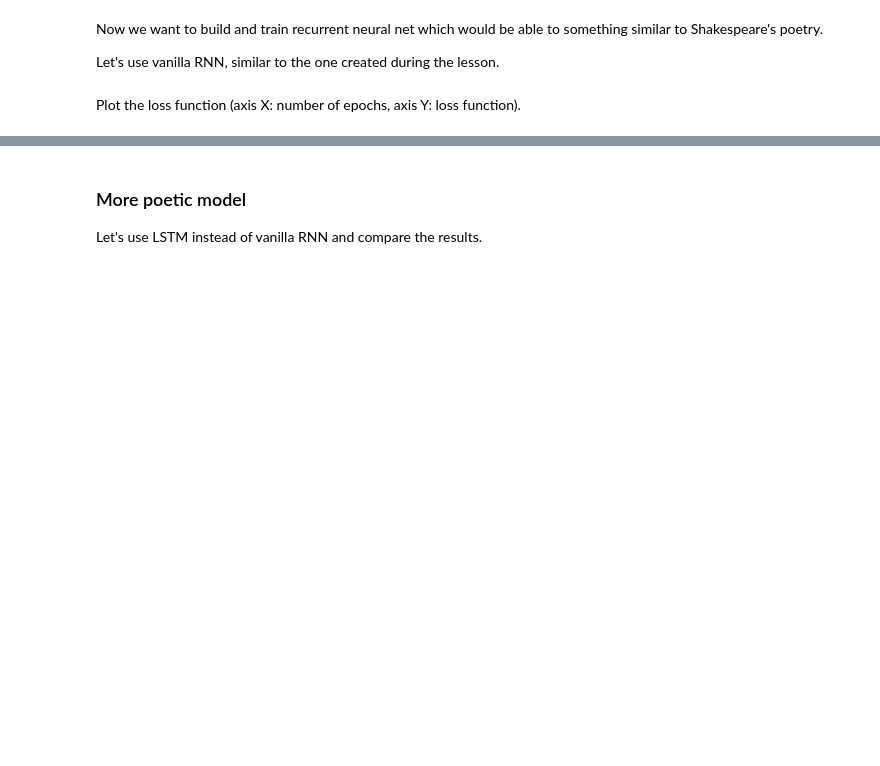
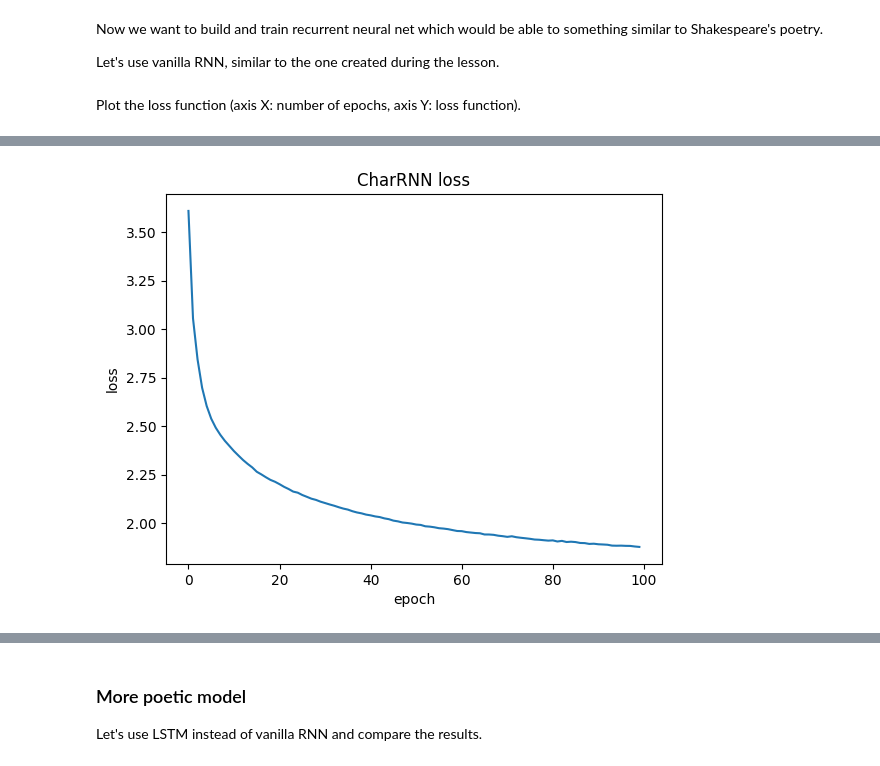
Before and after one commit to EgorOvechkin/lab2, a Jupyter notebook: lab02_part3_poetry.ipynb, the cells around one changed output, grey strips where cells are left out. Drawn from its saved outputs; the diff is of its cells as text; code cells hidden in the pictures; blank space fills up the shorter version.

```diff
--- a/lab02_part3_poetry.ipynb
+++ b/lab02_part3_poetry.ipynb
@@ -135,0 +142,27 @@ Plot the loss function (axis X: number of epochs, axis Y: loss function).
+# %%
+from torch.utils.data import Dataset, DataLoader
+
+class CharDataset(Dataset):
+    def __init__(self, encoded_text: torch.Tensor, seq_len=128, stride=128):
+        self.data = encoded_text
+        self.seq_len = seq_len
+        self.stride = stride
+        self.max_start = len(encoded_text) - (seq_len + 1)
+
+    def __len__(self):
+        return (self.max_start // self.stride) + 1
+
+    def __getitem__(self, idx):
+        start = idx * self.stride
+        chunk = self.data[start : start + self.seq_len + 1]
+        x = chunk[:-1]
+        y = chunk[1:]
+        return x, y
+
+seq_len = 128
+encoded = torch.tensor([token_to_idx[ch] for ch in text], dtype=torch.long)
+ds = CharDataset(encoded, seq_len=seq_len, stride=seq_len)
+loader = DataLoader(ds, batch_size=64, shuffle=True, drop_last=True)
+
+x, y = next(iter(loader))
+print(x.shape, y.shape)
@@ -136 +226,13 @@ Plot the loss function (axis X: number of epochs, axis Y: loss function).
+# %%
+from matplotlib import pyplot as plt
+
+def plot_history(hist, title=""):
+    plt.plot(hist)
+    plt.title(title + " loss")
+    plt.xlabel("epoch")
+    plt.ylabel("loss")
+
+plot_history(loss_hist, title="CharRNN")
+# %% [output]
+[figure, added]
 # %%
```
Also changed, not shown: parts of 8 cells of this notebook.
